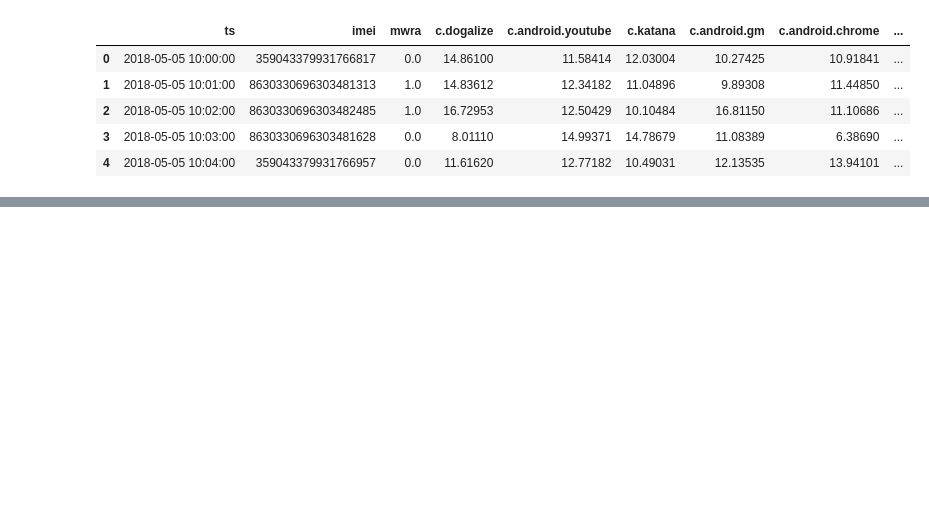
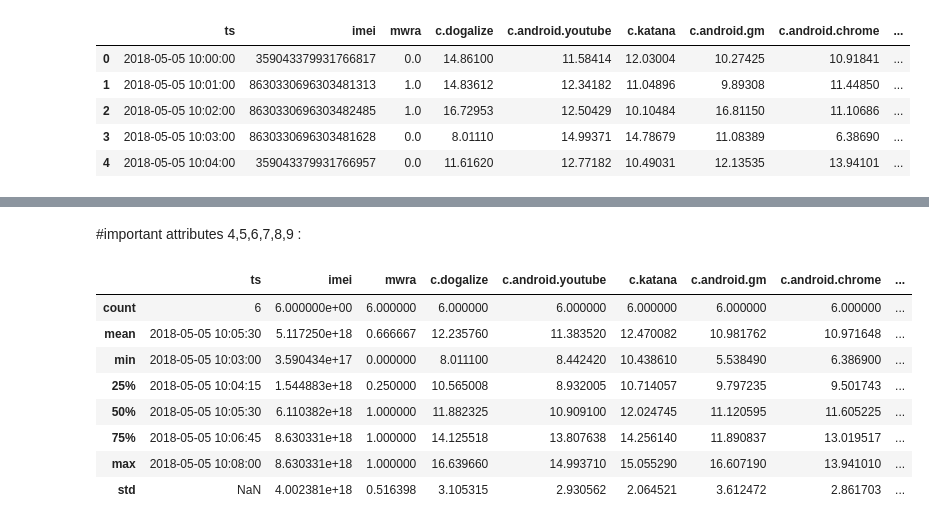
Before and after one commit to tomasswaier/IAU_project, a Jupyter notebook: Untitled.ipynb, the cells around one changed output, grey strips where cells are left out. Drawn from its saved outputs; the diff is of its cells as text; code cells hidden in the pictures; blank space fills up the shorter version.

```diff
--- a/Untitled.ipynb
+++ b/Untitled.ipynb
@@ -242,0 +223,14 @@ df_connections[df_connections.duplicated(keep='last')]
+# %% [markdown]
+#important attributes 4,5,6,7,8,9 :
+# %%
+df_connections[3:9].describe()
+# %% [output]
+|  | ts | imei | mwra | c.dogalize | c.android.youtube | c.katana | c.android.gm | c.android.chrome | ... |
+| count | 6 | 6.000000e+00 | 6.000000 | 6.000000 | 6.000000 | 6.000000 | 6.000000 | 6.000000 | ... |
+| mean | 2018-05-05 10:05:30 | 5.117250e+18 | 0.666667 | 12.235760 | 11.383520 | 12.470082 | 10.981762 | 10.971648 | ... |
+| min | 2018-05-05 10:03:00 | 3.590434e+17 | 0.000000 | 8.011100 | 8.442420 | 10.438610 | 5.538490 | 6.386900 | ... |
+| 25% | 2018-05-05 10:04:15 | 1.544883e+18 | 0.250000 | 10.565008 | 8.932005 | 10.714057 | 9.797235 | 9.501743 | ... |
+| 50% | 2018-05-05 10:05:30 | 6.110382e+18 | 1.000000 | 11.882325 | 10.909100 | 12.024745 | 11.120595 | 11.605225 | ... |
+| 75% | 2018-05-05 10:06:45 | 8.630331e+18 | 1.000000 | 14.125518 | 13.807638 | 14.256140 | 11.890837 | 13.019517 | ... |
+| max | 2018-05-05 10:08:00 | 8.630331e+18 | 1.000000 | 16.639660 | 14.993710 | 15.055290 | 16.607190 | 13.941010 | ... |
+| std | NaN | 4.002381e+18 | 0.516398 | 3.105315 | 2.930562 | 2.064521 | 3.612472 | 2.861703 | ... |
```
Also changed, not shown: parts of 27 cells of this notebook.
